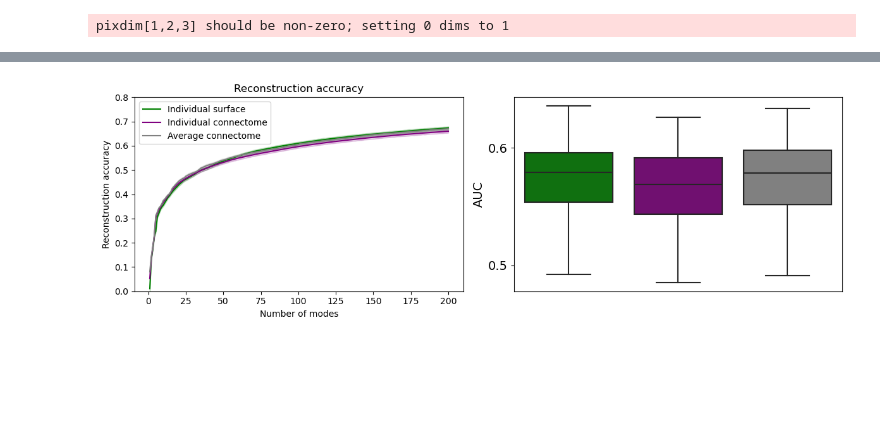
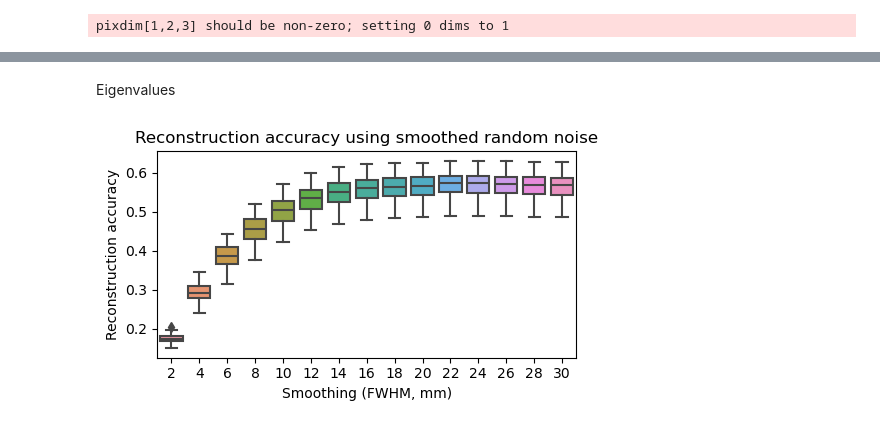
Before and after one commit to anders-s-olsen/BrainGSP_subject-specific, a Jupyter notebook: brainmaps.ipynb, the cells around one changed output, grey strips where cells are left out. Cells and saved outputs as stored; diff of their text form; code cells hidden in the pictures; blank space fills up the shorter version.

Commit message:
various, permuted connectomes

```diff
--- a/brainmaps.ipynb
+++ b/brainmaps.ipynb
@@ -159,42 +350,34 @@ crop_brain('results/brainmaps/midthickness.png',bbox=[120,215,1120,965])
+# %% [markdown]
+Eigenvalues
 # %%
 #warnings off
 import warnings
 warnings.filterwarnings("ignore")
 df = pd.read_pickle('reconstruction_accuracies100.pkl')
 # task, subject-specific
-exp_settings = {'basis':['subject-specific','avg connectome basis','ind. surface'],
+exp_settings = {'basis':['subject-specific','avg connectome basis','ind. surface','A_local','random_smoothed_basis'],
                 'e_local':['1.0','none'],
                 'density':['0.01','none'],
                 'binarization':['binary','none'],
-                'fwhm':['8.0','none'],
+                'fwhm':['2','4','6','8','10','12','14','16','18','20','22','24','26','28','30'],
                 'contrast':np.loadtxt('contrast_list.txt',dtype=str),
                 'streamlines':['20M','none']}
 df2 = filter_df(df,exp_settings)
 df2 = rename_df(df2)
-df_plot,df_AUC = convert_df(df2,do_df_plot=True)
-df_plot,df_AUC = avg_over_tasks(df_plot,df_AUC,which=0,do_df_plot=True)
+_,df_AUC = convert_df(df2,do_df_plot=False)
+_,df_AUC = avg_over_tasks(df_plot,df_AUC,which=0,do_df_plot=False)
 
-fig, axs = plt.subplots(1,2,figsize=(12, 4))
-custom_palette = ["green", "purple", "gray"]
-# plt.suptitle(title)
-sns.lineplot(x='Number of modes',y='Reconstruction accuracy', data=df_plot, ax=axs[0],palette=custom_palette,hue='Basis',markers=True,hue_order=['Individual surface','Individual connectome','Average connectome'])
-axs[0].legend(loc='upper left')
-# axs[0].set_xlabel('Method')
-axs[0].set_ylabel('Reconstruction accuracy')
-axs[0].set_ylim([0,0.8])
-axs[0].set_title('Reconstruction accuracy')
+#map each fwhm from a string like '2mm' to an integer 2
+for fwhm in df_AUC['Smoothing (FWHM)']:
+    df_AUC['Smoothing (FWHM)'] = df_AUC['Smoothing (FWHM)'].replace(fwhm,int(fwhm[:-2]))
+
+
+plt.figure(figsize=(5,3))
+sns.boxplot(x='Smoothing (FWHM)',y='Reconstruction accuracy',data=df_AUC)
+plt.title('Reconstruction accuracy using smoothed random noise')
+plt.xlabel('Smoothing (FWHM, mm)')
+# plt.xticks(rotation=45)
 plt.tight_layout()
-# custom_palette = ["gray","purple","green"]
-sns.boxplot(x='Basis',y='Reconstruction accuracy',data=df_AUC,ax=axs[1],palette=custom_palette)
-axs[1].set_ylabel('AUC',fontsize=14)
-axs[1].set_xlabel('')
-axs[1].set_xticks([])
-axs[1].set_xticklabels([])
-axs[1].set_yticks([0.50,0.60])
-axs[1].set_yticklabels([0.50,0.60],fontsize=14)
-# axs[1].set_ylim(ylim)
-# axs[1].set_title('Area under the curve (AUC)',size=16)
-plt.tight_layout()
-plt.savefig('results/brainmaps/reconstruction_accuracies_best.png',dpi=300)
+plt.savefig('results/brainmaps/reconstruction_accuracies_noise.png',dpi=300)
 # %% [output]
-[figure, old version]
+[figure, new version]
```
Also changed, not shown: parts of 18 cells of this notebook, 11 other files.
